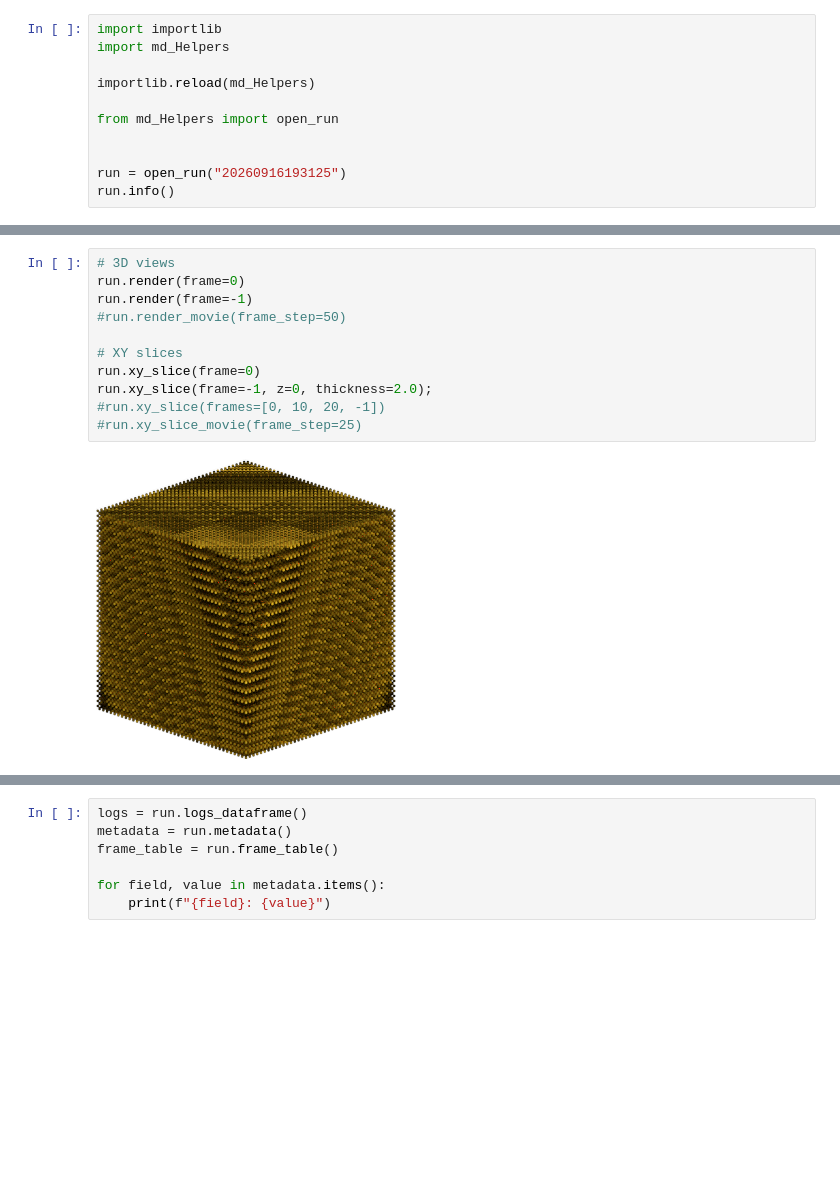
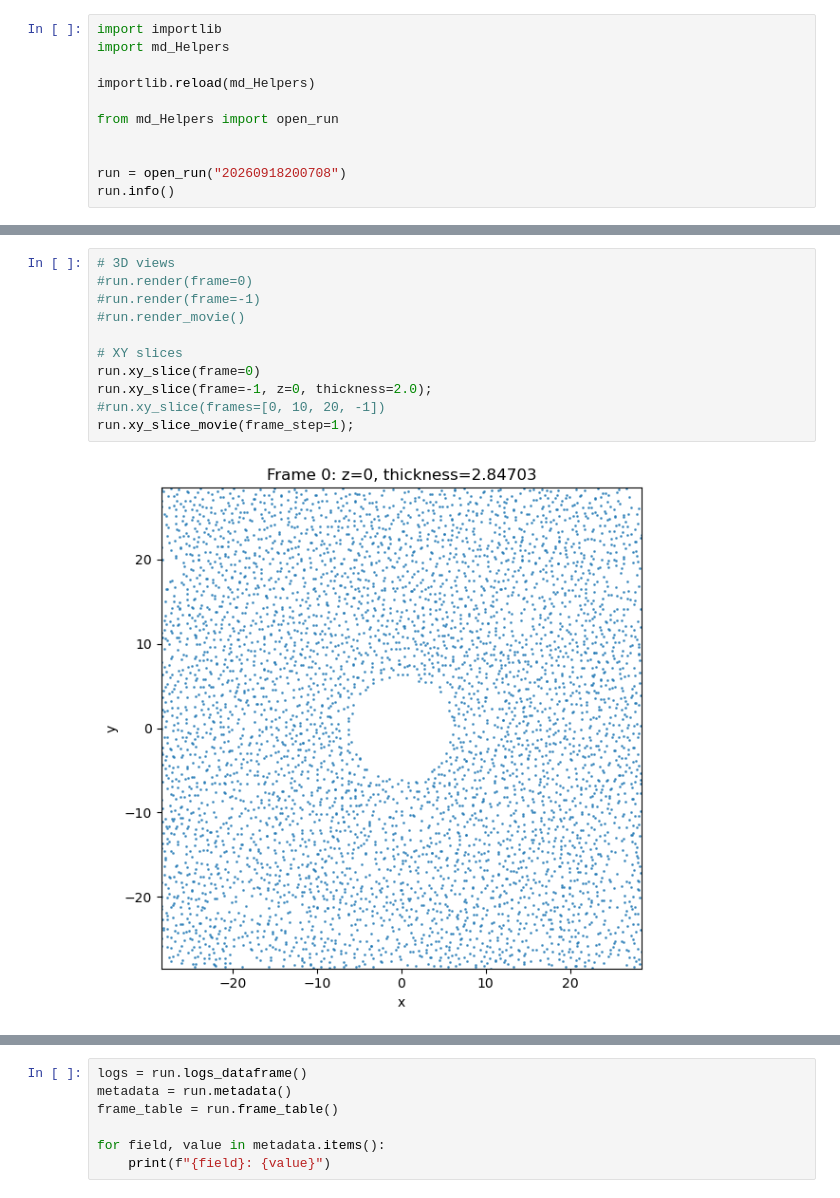
Before and after one commit to SBC-Collaboration/MDsims, a Jupyter notebook: InspectState.ipynb, the cells around one changed output, grey strips where cells are left out. Drawn from its saved outputs; the diff is of its cells as text; blank space fills up the shorter version.

```diff
--- a/InspectState.ipynb
+++ b/InspectState.ipynb
@@ -7,7 +7,7 @@ importlib.reload(md_Helpers)
 from md_Helpers import open_run
 
 
-run = open_run("20260916193125")
+run = open_run("20260918200708")
 run.info()
 # %% [output]
 | Run_ID | Sim_Type | Status | Directory | Trajectory | HDF5 | Frame_Count |
@@ -26,13 +26,13 @@ run.info()
 # %%
 # 3D views
-run.render(frame=0)
-run.render(frame=-1)
-#run.render_movie(frame_step=50)
+#run.render(frame=0)
+#run.render(frame=-1)
+#run.render_movie()
 
 # XY slices
 run.xy_slice(frame=0)
 run.xy_slice(frame=-1, z=0, thickness=2.0);
 #run.xy_slice(frames=[0, 10, 20, -1])
-#run.xy_slice_movie(frame_step=25)
+run.xy_slice_movie(frame_step=1);
 # %% [output]
-[figure, old version]
+[figure, new version]
```
Also changed, not shown: parts of 4 cells of this notebook, 5 other files.
